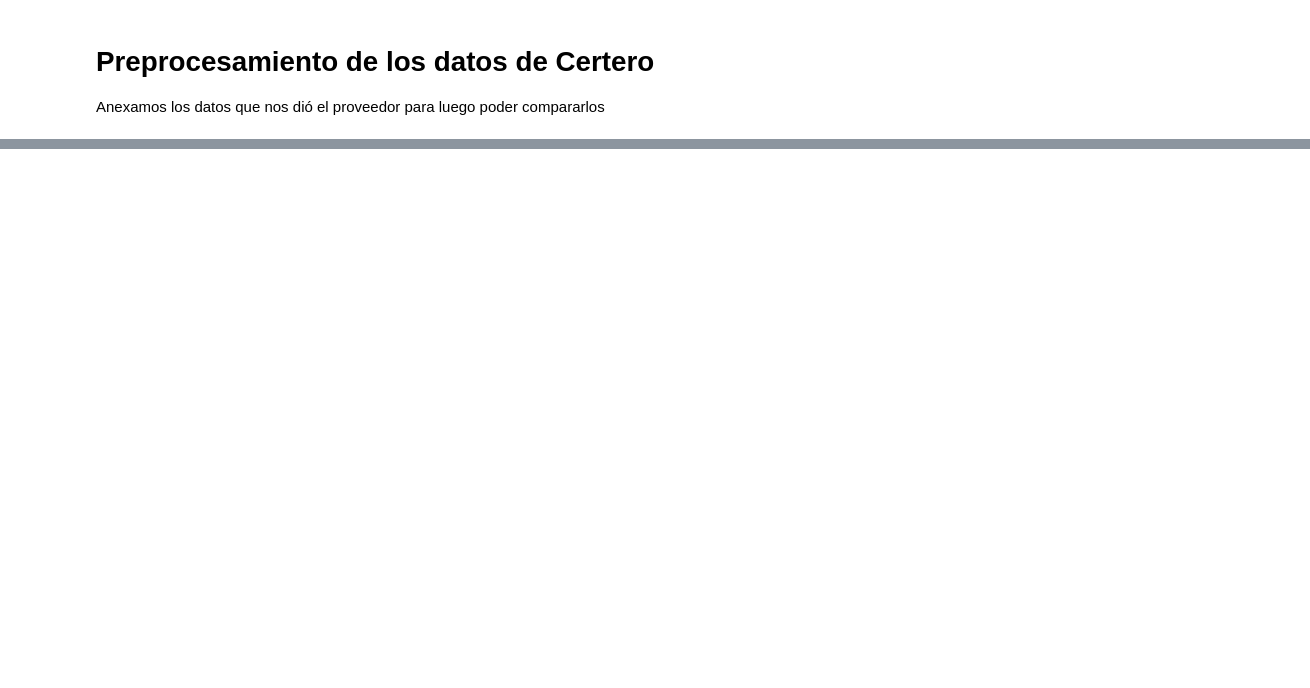
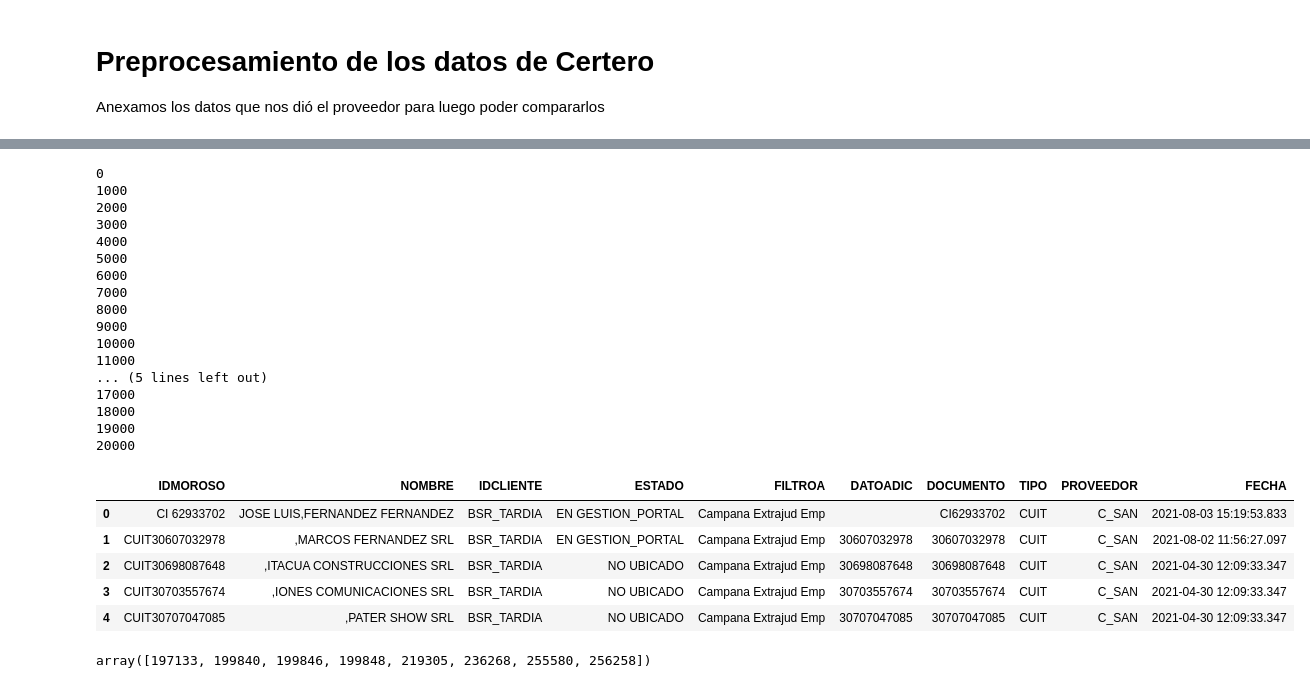
Before and after one commit to DatosMOPC/enriquecimiento-de-datos, a Jupyter notebook: Certero/Análisis de datos.ipynb, the cells around one changed output, grey strips where cells are left out. Saved outputs shown, nothing was run; the diff lists cells and outputs as text; code cells hidden in the pictures; blank space fills up the shorter version.

```diff
--- a/Certero/Análisis de datos.ipynb
+++ b/Certero/Análisis de datos.ipynb
@@ -149,4 +8,0 @@ Se agregaron 0 datos de contacto
-# %%
-for i in range(10):
-    if i==2: continue
-    print(i)
@@ -281,0 +9,5 @@ TypeError: unhashable type: 'Series'
+# %%
+df = pd.read_csv('Datos_para_análisis.csv')
+df["IDMOROSO"] = df["IDMOROSO"].str.strip()
+df["DATO"] = df["DATO"].str.upper()
+df.head()
@@ -281,0 +54,44 @@ TypeError: unhashable type: 'Series'
+# %%
+"""
+%%time
+c = -1
+lista1 = df["IDMOROSO"].tolist()
+lista = [(i, lista1[i]) for i in range(len(lista1))]
+for i in range(len(de)):
+    lista_aux = np.where(df['IDMOROSO'] == de['IDMOROSO'][i])[0]
+    for j in lista_aux:
+        if de['FECHA'][i] > df['FECHA_INGRESO_DATO'][j]:
+            de['FECHA'][i] = df['FECHA_INGRESO_DATO'][j]
+            de['PROVEEDOR'][i] = df['PROVEEDOR_DATO'][j]
+    if i%1000==0:
+        print(i)
+de.head()
+"""
+# %% [output]
+0
+1000
+2000
+3000
+4000
+5000
+6000
+7000
+8000
+9000
+10000
+11000
+... (5 lines left out)
+17000
+18000
+19000
+20000
+|  | IDMOROSO | NOMBRE | IDCLIENTE | ESTADO | FILTROA | DATOADIC | DOCUMENTO | TIPO | PROVEEDOR | FECHA |
+| 0 | CI 62933702 | JOSE LUIS,FERNANDEZ FERNANDEZ | BSR_TARDIA | EN GESTION_PORTAL | Campana Extrajud Emp |  | CI62933702 | CUIT | C_SAN | 2021-08-03 15:19:53.833 |
+| 1 | CUIT30607032978 | ,MARCOS FERNANDEZ SRL | BSR_TARDIA | EN GESTION_PORTAL | Campana Extrajud Emp | 30607032978 | 30607032978 | CUIT | C_SAN | 2021-08-02 11:56:27.097 |
+| 2 | CUIT30698087648 | ,ITACUA CONSTRUCCIONES SRL | BSR_TARDIA | NO UBICADO | Campana Extrajud Emp | 30698087648 | 30698087648 | CUIT | C_SAN | 2021-04-30 12:09:33.347 |
+| 3 | CUIT30703557674 | ,IONES COMUNICACIONES SRL | BSR_TARDIA | NO UBICADO | Campana Extrajud Emp | 30703557674 | 30703557674 | CUIT | C_SAN | 2021-04-30 12:09:33.347 |
+| 4 | CUIT30707047085 | ,PATER SHOW SRL | BSR_TARDIA | NO UBICADO | Campana Extrajud Emp | 30707047085 | 30707047085 | CUIT | C_SAN | 2021-04-30 12:09:33.347 |
+# %%
+np.where(df['IDMOROSO'] == de['IDMOROSO'][0])[0]
+# %% [output]
+array([197133, 199840, 199846, 199848, 219305, 236268, 255580, 256258])
```
Also changed, not shown: parts of 66 cells of this notebook, 40 other files.
